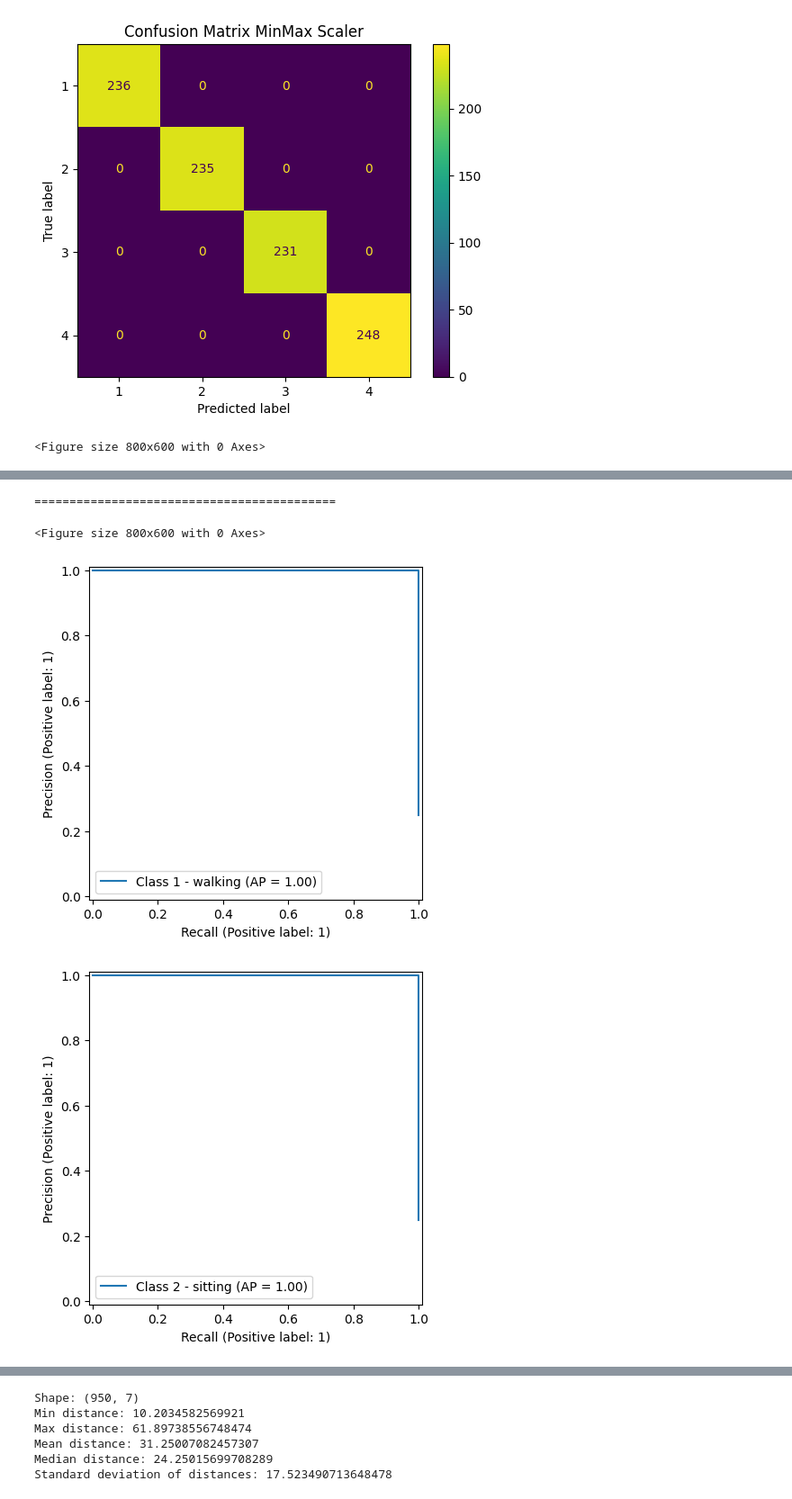
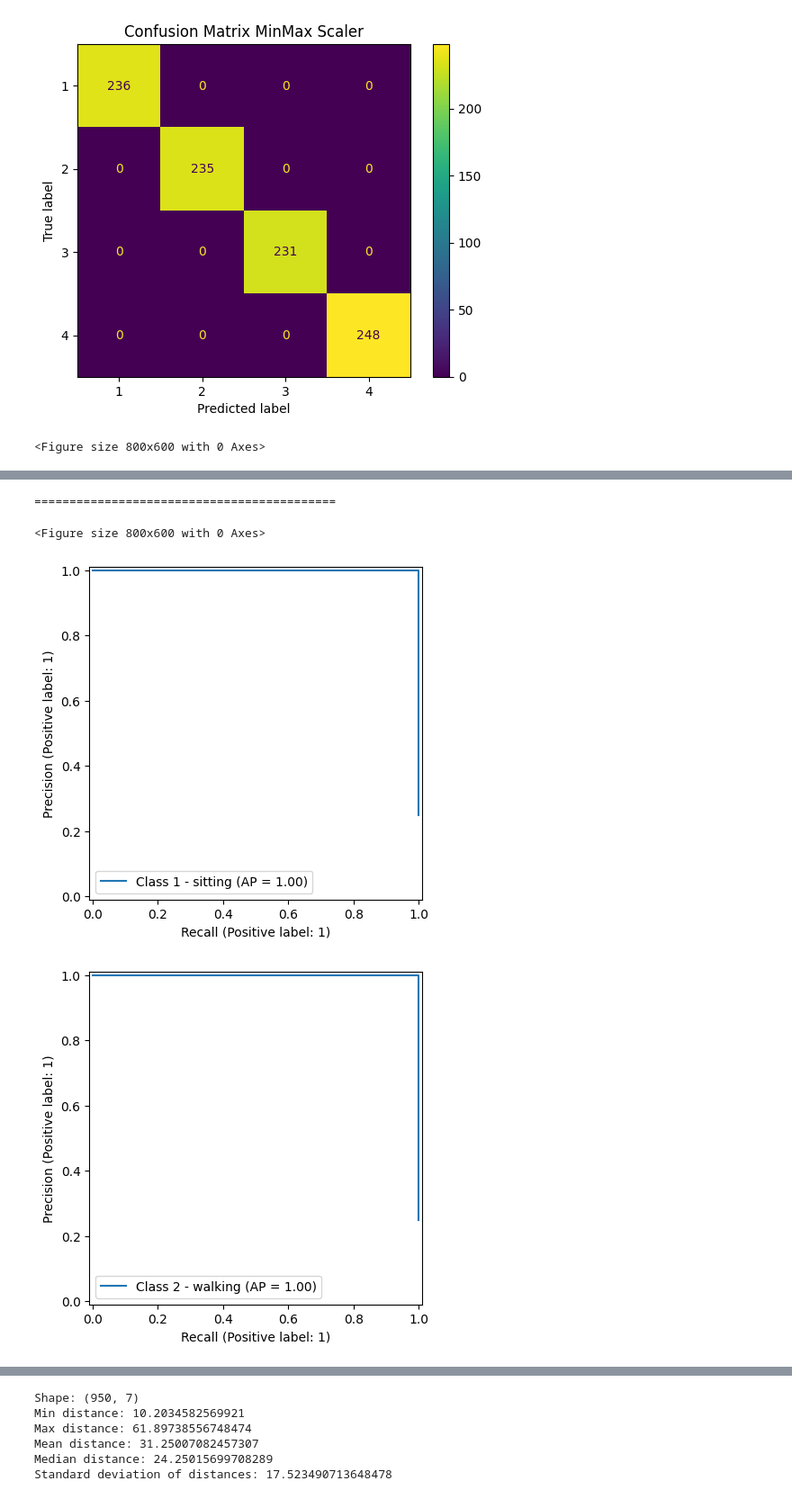
Before and after one commit to COEN498-691-PROJECT/ML_project, a Jupyter notebook: models/notebooks/knn_model_gridsearch.ipynb, the cells around one changed output, grey strips where cells are left out. Shown at 90% size. Drawn from its saved outputs; the diff is of its cells as text; code cells hidden in the pictures.

Commit message:
fixed graph label, walking and sitting labes switched

```diff
--- a/models/notebooks/knn_model_gridsearch.ipynb
+++ b/models/notebooks/knn_model_gridsearch.ipynb
@@ -279,9 +279,9 @@ plt.figure(figsize=(8,6))
 for i, class_label in enumerate(classes):
     label = ""
     if class_label == 1:
-        label = '1 - walking'
+        label = '1 - sitting'
     elif class_label == 2:
-        label = '2 - sitting'
+        label = '2 - walking'
     elif class_label == 3:
         label = '3 - running'
     elif class_label == 4:
@@ -299,9 +299,9 @@ plt.figure(figsize=(8,6))
 for i, class_label in enumerate(classes):
     label = ""
     if class_label == 1:
-        label = '1 - walking'
+        label = '1 - sitting'
     elif class_label == 2:
-        label = '2 - sitting'
+        label = '2 - walking'
     elif class_label == 3:
         label = '3 - running'
     elif class_label == 4:
@@ -318,9 +318,9 @@ plt.show()
 [figure]
 [figure]
 ===========================================
 <Figure size 800x600 with 0 Axes>
-[figure, old version]
+[figure, new version]
-[figure, old version]
+[figure, new version]
 [figure]
 [figure]
 # %%
```
Also changed, not shown: parts of 2 cells of this notebook.
